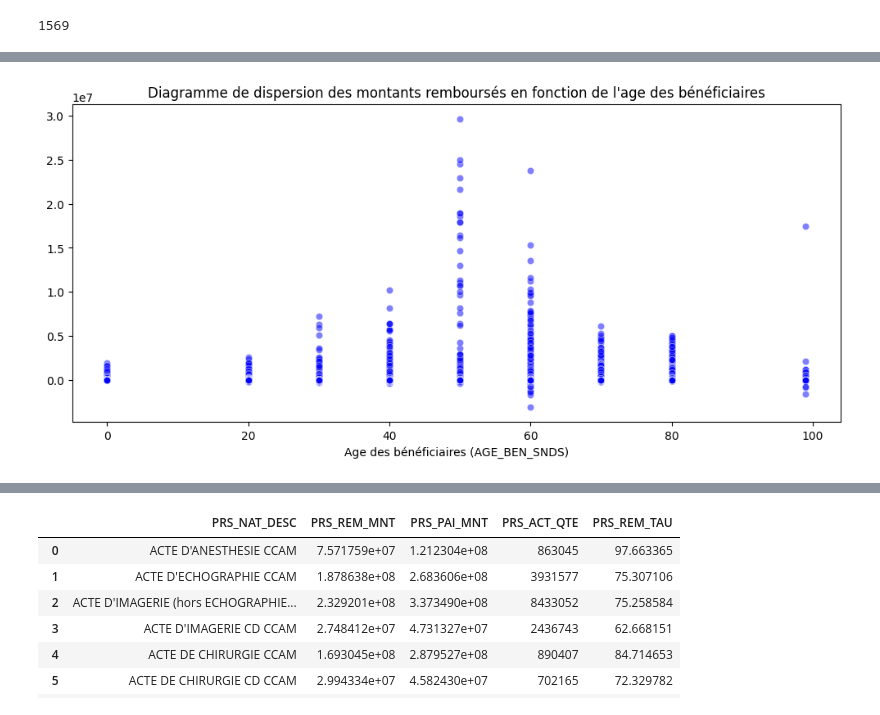
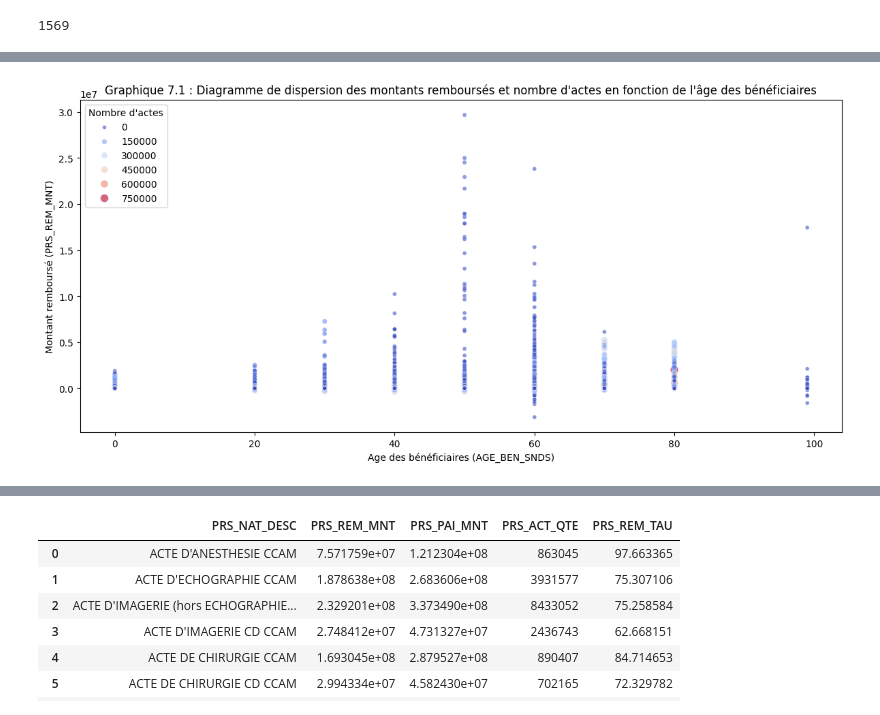
Before and after one commit to Gustiyn/Analyse-des-donn-es-de-la-CPAM, a Jupyter notebook: open_damir.ipynb, the cells around one changed output, grey strips where cells are left out. Saved outputs shown, nothing was run; the diff lists cells and outputs as text; code cells hidden in the pictures.

```diff
--- a/open_damir.ipynb
+++ b/open_damir.ipynb
@@ -45,3 +51,10 @@ open_damir_data.head()
 | 3 | 202412 | 52 | 0 | 52 | 0 | 3 | 2 | ... |
 | 4 | 202412 | 11 | 60 | 11 | 0 | 1 | 1 | ... |
 5 rows × 57 columns
+# %%
+# Selection des descriptions de la variable 'BEN_RES_REG'
+# Selectionne les deux premières colonnes
+varmod_res_reg = varmod.iloc[:, :2]
+varmod_res_reg.columns = ['code_region', 'desc_region']
+varmod_res_reg = varmod_res_reg.iloc[66:81, :].reset_index(drop=True)
+varmod_res_reg.head()
@@ -48,3 +68,6 @@ open_damir_data.head()
+# %%
+# Création d'un dictionnaire de la variable 'BEN_RES_REG' (region de residence)
+res_reg_dict = dict(zip(varmod_res_reg['code_region'], varmod_res_reg['desc_region']))
 # %%
 # Selection des descriptions de la variable 'PRS_NAT' (nature de prestation)
 # Selectionne les deux premières colonnes
@@ -77,9 +99,16 @@ print(prsnat_dict)
 # PRS_PAI_MNT : Montant payé par les patients,
 # PRS_REM_MNT : Montant versé/remboursé par l'Assurance Maladie,
 # PRS_NAT : Nature de la prestation
+# PRS_ACT_QTE : Quantité d'actes réalisés,
+# PRS_REM_BSE : Base de remboursement,
+# PRS_REM_TAU : Taux de remboursement,
+# BEN_SEX_COD : Sexe du bénéficiaire,
+# BEN_CMU_TOP : Bénéficiaire C2S (Couverture Maladie Universelle),
+# BEN_RES_REG : Région de résidence du bénéficiaire.
 
-presta_data = open_damir_data[['AGE_BEN_SNDS', 'BEN_SEX_COD', 'PRS_ACT_QTE', 'PRS_PAI_MNT', 'PRS_REM_MNT', 'PRS_REM_BSE', 'PRS_REM_TAU', 'PRS_NAT']].copy()
+presta_data = open_damir_data[['AGE_BEN_SNDS', 'BEN_SEX_COD', 'BEN_CMU_TOP', 'PRS_ACT_QTE', 'PRS_PAI_MNT', 'PRS_REM_MNT', 'PRS_REM_BSE', 'PRS_REM_TAU', 'PRS_NAT', 'BEN_RES_REG']].copy()
 presta_data.loc[:, 'PRS_NAT_DESC'] = presta_data['PRS_NAT'].map(prsnat_dict)
+presta_data.loc[:, 'BEN_RES_REG_DESC'] = presta_data['BEN_RES_REG'].map(res_reg_dict)
 presta_data['DIFF']= presta_data['PRS_PAI_MNT'] - abs(presta_data['PRS_REM_MNT'])
 
 presta_df = pd.DataFrame(presta_data)
@@ -294,21 +469,26 @@ D'autre part, les montants remboursés par l'assurance maladie apparaissent lég
 # %%
-# Tracé du diagramme de dispersion avec Seaborn
+# Diagramme de dispersion des montants remboursés et nombre d'actes en fonction de l'âge des bénéficiaires
 
-plt.figure(figsize=(10, 5))
+plt.figure(figsize=(12, 6))
 sns.scatterplot(
     x='AGE_BEN_SNDS',
     y='PRS_REM_MNT',
     data=presta_df,
-    alpha=0.5,
-    color='blue'
+    alpha=0.6,
+    size='PRS_ACT_QTE',
+    hue='PRS_ACT_QTE',
+    palette='coolwarm'
 )
 
 # Ajout des labels et du titre
 plt.xlabel('Age des bénéficiaires (AGE_BEN_SNDS)')
-plt.ylabel('')
-plt.title("Diagramme de dispersion des montants remboursés en fonction de l'age des bénéficiaires")
+plt.ylabel('Montant remboursé (PRS_REM_MNT)')
+plt.title("Graphique 7.1 : Diagramme de dispersion des montants remboursés et nombre d'actes en fonction de l'âge des bénéficiaires")
+
+# Définir une position fixe pour la légende
+plt.legend(title='Nombre d\'actes', loc='upper left')
 
 plt.tight_layout()
 plt.show()
 # %% [output]
-[figure, old version]
+[figure, new version]
```
Also changed, not shown: parts of 97 cells of this notebook.
